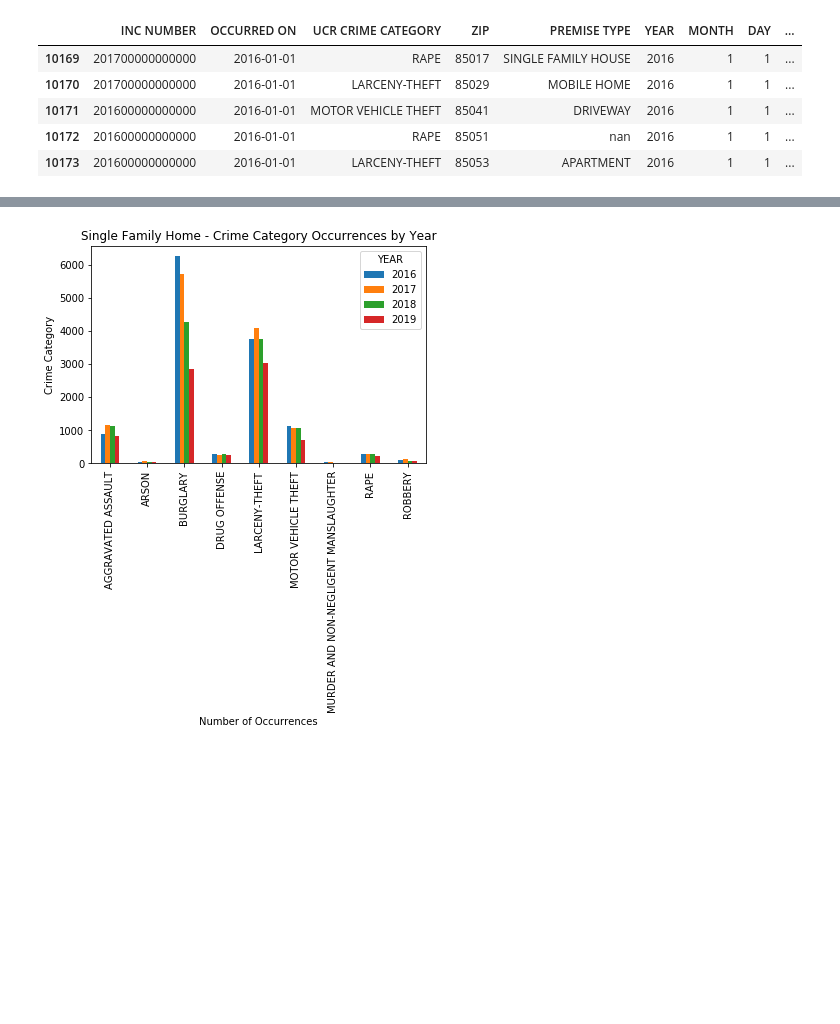
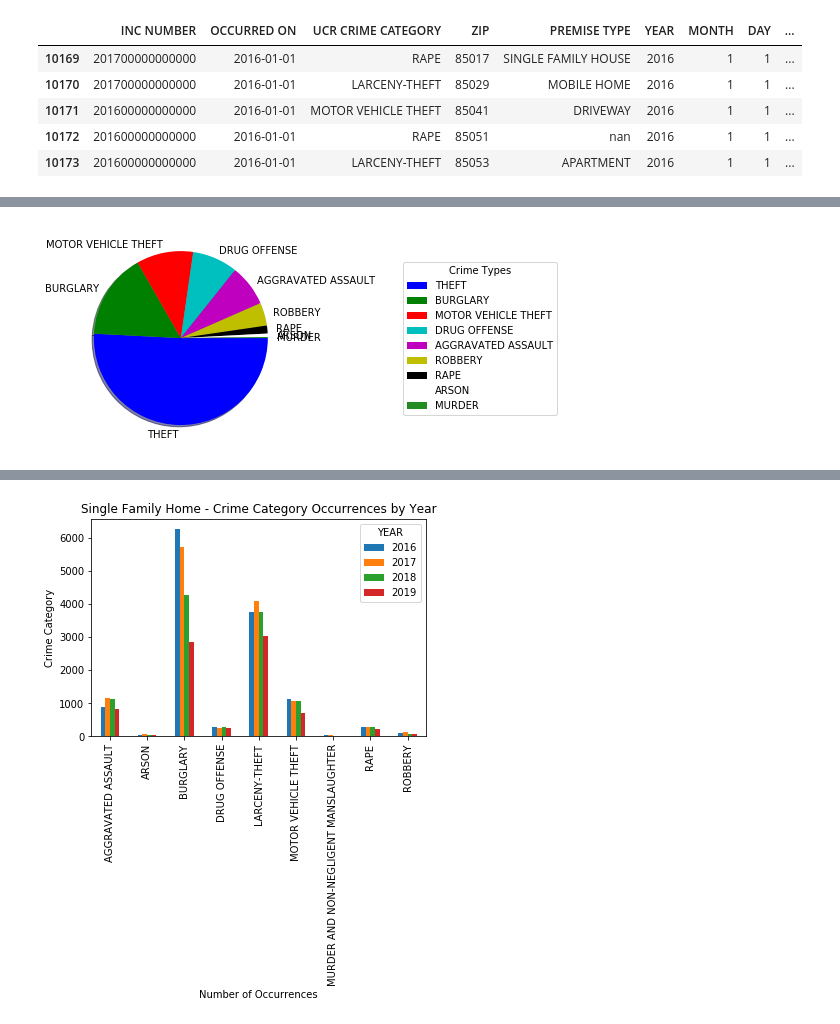
Before and after one commit to gabrielfrancous/Project-1, a Jupyter notebook: Project_v3.ipynb, the cells around one changed output, grey strips where cells are left out. Drawn from its saved outputs; the diff is of its cells as text; code cells hidden in the pictures; blank space fills up the shorter version.

```diff
--- a/Project1_v1.ipynb
+++ b/Project_v3.ipynb
@@ -173,0 +160,12 @@ premtype.head()
+# %%
+datacat = data["UCR CRIME CATEGORY"].groupby(data["UCR CRIME CATEGORY"]).count().sort_values(ascending=False)
+colors = ['b', 'g', 'r', 'c', 'm', 'y', 'k', 'w', 'forestgreen']
+labels = ['THEFT', 'BURGLARY', 'MOTOR VEHICLE THEFT', 'DRUG OFFENSE', 'AGGRAVATED ASSAULT', 'ROBBERY', 'RAPE', 'ARSON', 'MURDER']
+plt.pie(datacat, colors=colors, labels=labels, counterclock=False, shadow=True)
+plt.legend(labels,
+          title="Crime Types",
+          loc="center left",
+          bbox_to_anchor=(1.5, 0, 0.5, 1))
+plt.show()
+# %% [output]
+[figure, added]
```
Also changed, not shown: parts of 28 cells of this notebook, 10 other files.
